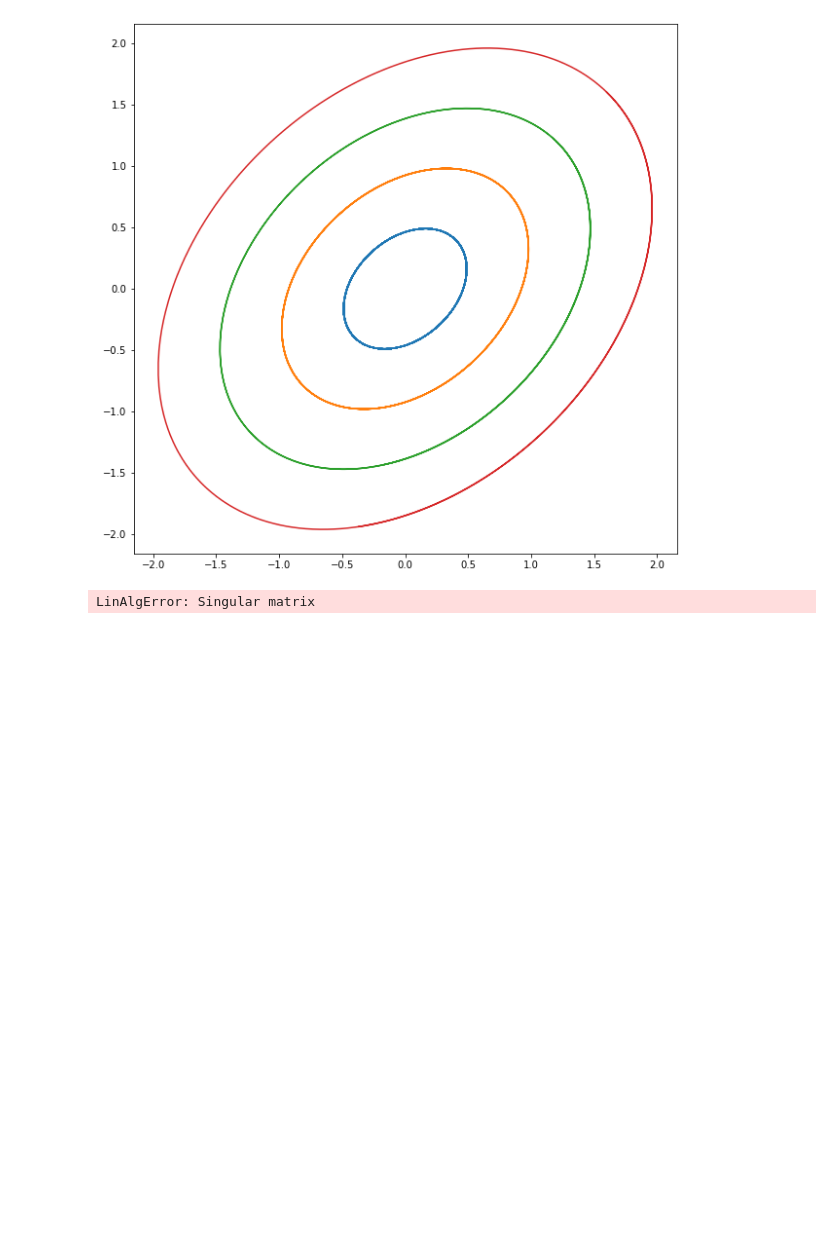
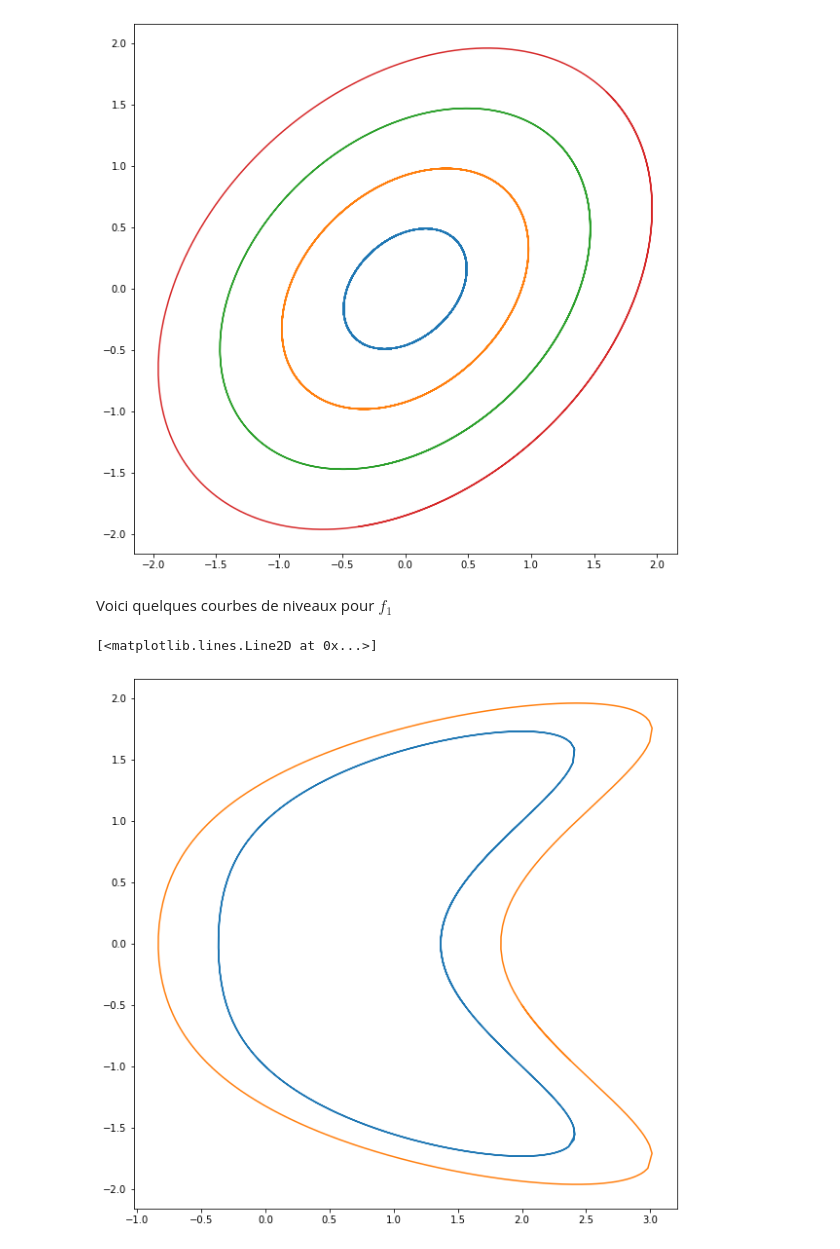
Before and after one commit to GabrielCi77/CalculDiffProjet1CiorKarroucha, a Jupyter notebook: Courbes de niveau - Enoncé.ipynb, the cells around one changed output. Saved outputs shown, nothing was run; the diff lists cells and outputs as text; code cells hidden in the pictures; blank space fills up the shorter version.

```diff
--- a/Courbes de niveau - Enoncé.ipynb
+++ b/Courbes de niveau - Enoncé.ipynb
@@ -304,7 +304,7 @@ L'application à laquelle nous destinons la fonction `Newton` demande-t'elle une
 Choisir une valeur de `eps` qui semble raisonnable et justifier l'ordre de grandeur choisi.
 # %%
 N = 100
-eps = 10e-7
+eps = 10e-5
 # %% [markdown]
 #### Réponse 5
 
@@ -602,9 +610,3 @@ for i in range(1,5):
     plt.plot(C[0],C[1])
 # %% [output]
 [figure]
-# %%
-for i in range(1,5):
-    C=level_curvefinal(f2,1.*i,1.*i,3)
-    plt.plot(C[0],C[1])
-# %% [output]
-LinAlgError: Singular matrix
@@ -614,0 +613,10 @@ for i in range(1,5):
+# %% [markdown]
+Voici quelques courbes de niveaux pour $f_1$
+# %%
+C=level_curvefinal(f2,2.,1.,3)
+plt.plot(C[0],C[1])
+C=level_curvefinal(f2,2.,-0.5,3)
+plt.plot(C[0],C[1])
+# %% [output]
+[<matplotlib.lines.Line2D at 0x...>]
+[figure, added]
```
Also changed, not shown: parts of 8 cells of this notebook.
